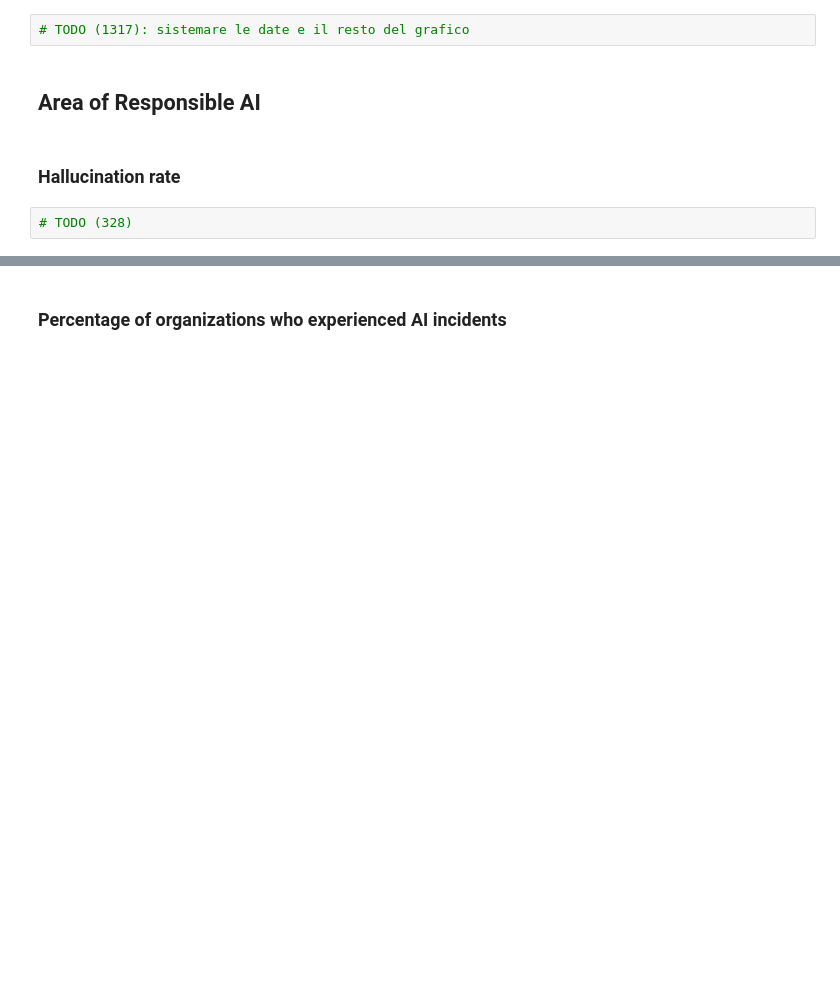
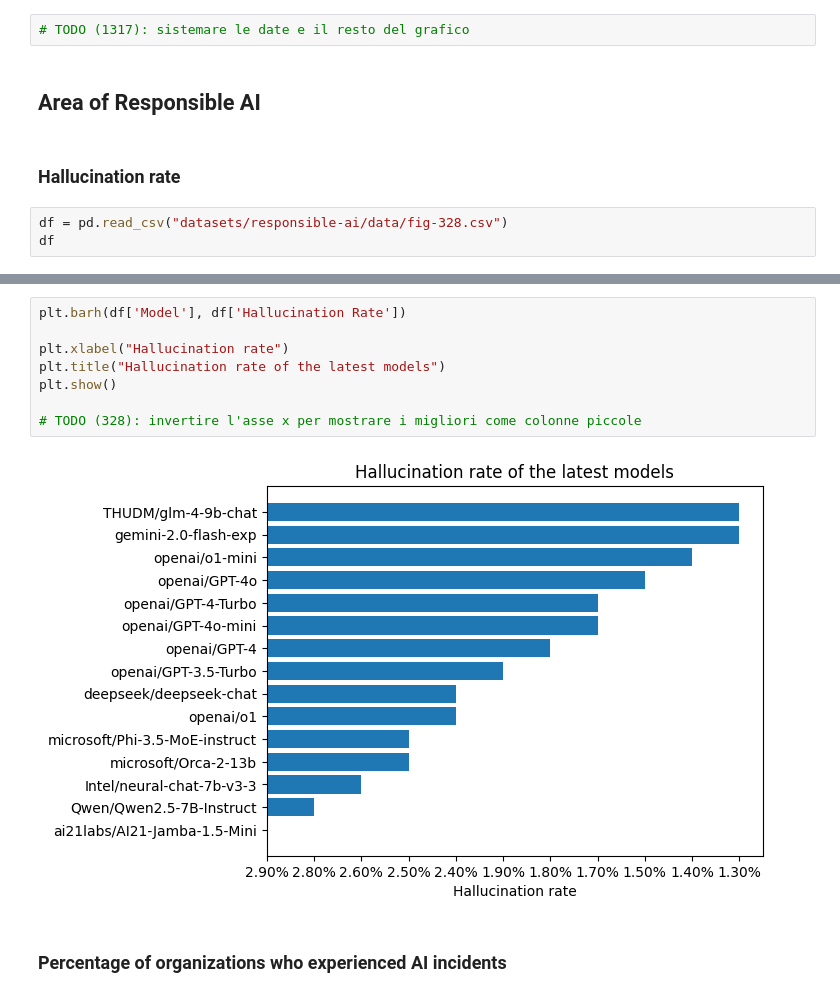
Before and after one commit to Alit54/UniMi---Scientific-Visualization, a Jupyter notebook: simo-charts.ipynb, the cells around one changed output, grey strips where cells are left out. Saved outputs shown, nothing was run; the diff lists cells and outputs as text; blank space fills up the shorter version.

```diff
--- a/simo-charts.ipynb
+++ b/simo-charts.ipynb
@@ -91,4 +217,5 @@ plt.show()
 # %% [markdown]
 ### Hallucination rate
 # %%
-# TODO (328)
+df = pd.read_csv("datasets/responsible-ai/data/fig-328.csv")
+df
@@ -95,3 +239,13 @@ plt.show()
+# %%
+plt.barh(df['Model'], df['Hallucination Rate'])
+
+plt.xlabel("Hallucination rate")
+plt.title("Hallucination rate of the latest models")
+plt.show()
+
+# TODO (328): invertire l'asse x per mostrare i migliori come colonne piccole
+# %% [output]
+[figure, added]
 # %% [markdown]
 ### Percentage of organizations who experienced AI incidents
 # %%
```
Also changed, not shown: parts of 24 cells of this notebook.
